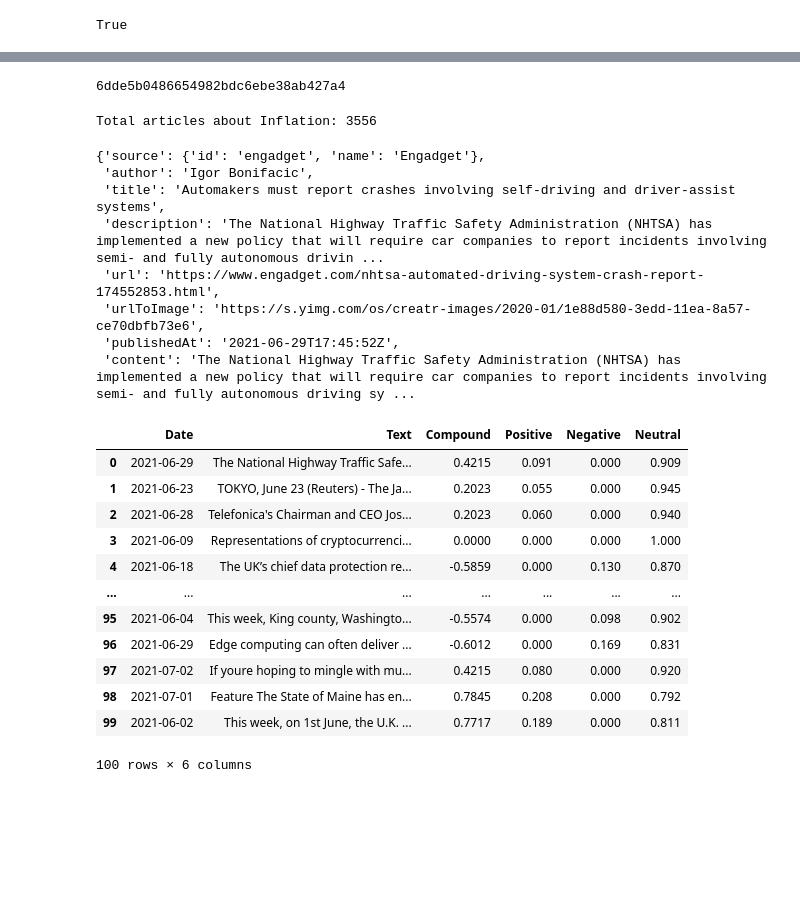
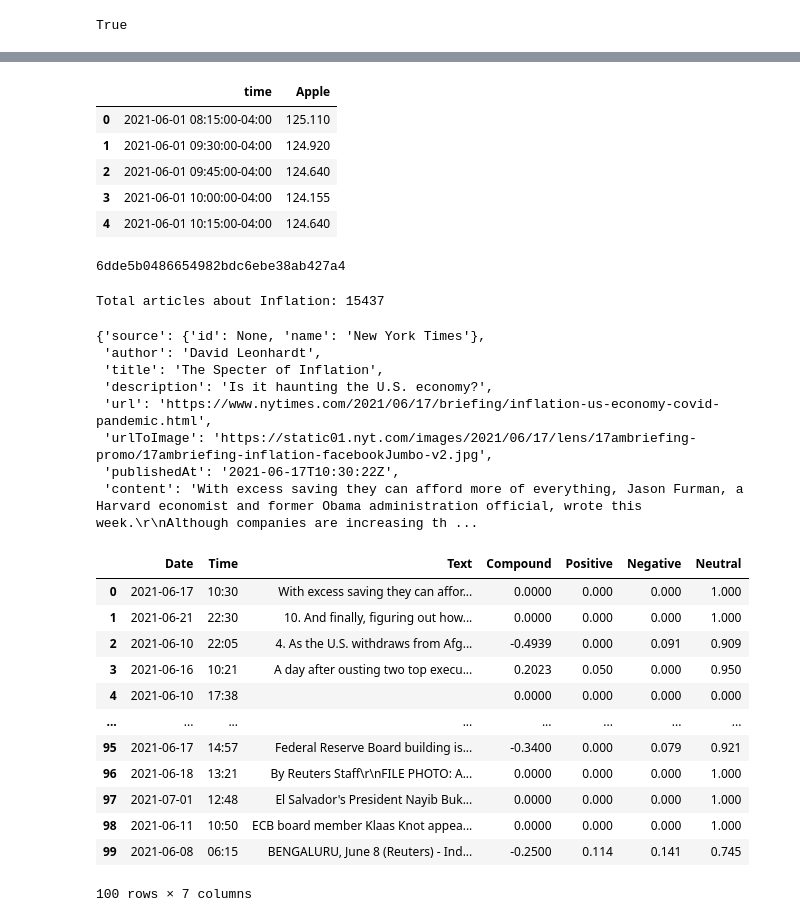
Before and after one commit to Billieo/p2-g3, a Jupyter notebook: notebooks/Samuel's_Notebook/notebooks/alpaca.ipynb, the cells around one changed output, grey strips where cells are left out. Drawn from its saved outputs; the diff is of its cells as text; code cells hidden in the pictures; blank space fills up the shorter version.

```diff
--- a/notebooks/Samuel's_Notebook/notebooks/alpaca.ipynb
+++ b/notebooks/Samuel's_Notebook/notebooks/alpaca.ipynb
@@ -134,5 +135,15 @@ apple_df.head(30)
 # %%
 apple_df.to_csv("apple.csv")
+# %%
+data = pd.read_csv("apple.csv")
+data.head()
+# %% [output]
+|  | time | Apple |
+| 0 | 2021-06-01 08:15:00-04:00 | 125.110 |
+| 1 | 2021-06-01 09:30:00-04:00 | 124.920 |
+| 2 | 2021-06-01 09:45:00-04:00 | 124.640 |
+| 3 | 2021-06-01 10:00:00-04:00 | 124.155 |
+| 4 | 2021-06-01 10:15:00-04:00 | 124.640 |
 # %%
 api_key = os.getenv("news_api")
 print(api_key)
@@ -141,60 +152,62 @@ print(api_key)
 # %%
 newsapi = NewsApiClient(api_key=api_key)
 # %%
-tech_news = newsapi.get_everything(q = "Technology & Regulation", language="en", page_size=100, sort_by="relevancy")
+tech_news = newsapi.get_everything(q = "Inflation", language="en", page_size=100, sort_by="relevancy")
 print(f"Total articles about Inflation: {tech_news['totalResults']}")
 tech_news["articles"][0]
 # %% [output]
-Total articles about Inflation: 3556
+Total articles about Inflation: 15437
-{'source': {'id': 'engadget', 'name': 'Engadget'},
- 'author': 'Igor Bonifacic',
- 'title': 'Automakers must report crashes involving self-driving and driver-assist systems',
- 'description': 'The National Highway Traffic Safety Administration (NHTSA) has implemented a new policy that will require car companies to report incidents involving semi- and fully autonomous drivin ...
- 'url': 'https://www.engadget.com/nhtsa-automated-driving-system-crash-report-174552853.html',
- 'urlToImage': 'https://s.yimg.com/os/creatr-images/2020-01/1e88d580-3edd-11ea-8a57-ce70dbfb73e6',
- 'publishedAt': '2021-06-29T17:45:52Z',
- 'content': 'The National Highway Traffic Safety Administration (NHTSA) has implemented a new policy that will require car companies to report incidents involving semi- and fully autonomous driving sy ...
+{'source': {'id': None, 'name': 'New York Times'},
+ 'author': 'David Leonhardt',
+ 'title': 'The Specter of Inflation',
+ 'description': 'Is it haunting the U.S. economy?',
+ 'url': 'https://www.nytimes.com/2021/06/17/briefing/inflation-us-economy-covid-pandemic.html',
+ 'urlToImage': 'https://static01.nyt.com/images/2021/06/17/lens/17ambriefing-promo/17ambriefing-inflation-facebookJumbo-v2.jpg',
+ 'publishedAt': '2021-06-17T10:30:22Z',
+ 'content': 'With excess saving they can afford more of everything, Jason Furman, a Harvard economist and former Obama administration official, wrote this week.\r\nAlthough companies are increasing th ...
 # %%
 sentiments = []
 for article in tech_news["articles"]:
     try:
         text = article["content"]
         date = article["publishedAt"][:10]
+        time = article["publishedAt"][11:16]
         sentiment = analyzer.polarity_scores(text)
         compound = sentiment["compound"]
         pos = sentiment["pos"]
         neu = sentiment["neu"]
         neg = sentiment["neg"]
 
         sentiments.append({
             "Text": text,
             "Date": date,
+            "Time": time,
             "Compound":compound,
             "Positive": pos,
             "Negative": neg,
             "Neutral": neu
         })
     except AttributeError:
         pass
 tech_df = pd.DataFrame(sentiments)
 
-columns = ["Date", "Text", "Compound", "Positive", "Negative", "Neutral"]
+columns = ["Date", "Time", "Text", "Compound", "Positive", "Negative", "Neutral"]
 tech_df = tech_df[columns]
 tech_df.head(100)
 # %% [output]
-|  | Date | Text | Compound | Positive | Negative | Neutral |
-| 0 | 2021-06-29 | The National Highway Traffic Safe... | 0.4215 | 0.091 | 0.000 | 0.909 |
-| 1 | 2021-06-23 | TOKYO, June 23 (Reuters) - The Ja... | 0.2023 | 0.055 | 0.000 | 0.945 |
-| 2 | 2021-06-28 | Telefonica's Chairman and CEO Jos... | 0.2023 | 0.060 | 0.000 | 0.940 |
-| 3 | 2021-06-09 | Representations of cryptocurrenci... | 0.0000 | 0.000 | 0.000 | 1.000 |
-| 4 | 2021-06-18 | The UK’s chief data protection re... | -0.5859 | 0.000 | 0.130 | 0.870 |
-| ... | ... | ... | ... | ... | ... | ... |
-| 95 | 2021-06-04 | This week, King county, Washingto... | -0.5574 | 0.000 | 0.098 | 0.902 |
-| 96 | 2021-06-29 | Edge computing can often deliver ... | -0.6012 | 0.000 | 0.169 | 0.831 |
-| 97 | 2021-07-02 | If youre hoping to mingle with mu... | 0.4215 | 0.080 | 0.000 | 0.920 |
-| 98 | 2021-07-01 | Feature The State of Maine has en... | 0.7845 | 0.208 | 0.000 | 0.792 |
-| 99 | 2021-06-02 | This week, on 1st June, the U.K. ... | 0.7717 | 0.189 | 0.000 | 0.811 |
+|  | Date | Time | Text | Compound | Positive | Negative | Neutral |
+| 0 | 2021-06-17 | 10:30 | With excess saving they can affor... | 0.0000 | 0.000 | 0.000 | 1.000 |
+| 1 | 2021-06-21 | 22:30 | 10. And finally, figuring out how... | 0.0000 | 0.000 | 0.000 | 1.000 |
+| 2 | 2021-06-10 | 22:05 | 4. As the U.S. withdraws from Afg... | -0.4939 | 0.000 | 0.091 | 0.909 |
+| 3 | 2021-06-16 | 10:21 | A day after ousting two top execu... | 0.2023 | 0.050 | 0.000 | 0.950 |
+| 4 | 2021-06-10 | 17:38 |  | 0.0000 | 0.000 | 0.000 | 0.000 |
+| ... | ... | ... | ... | ... | ... | ... | ... |
+| 95 | 2021-06-17 | 14:57 | Federal Reserve Board building is... | -0.3400 | 0.000 | 0.079 | 0.921 |
+| 96 | 2021-06-18 | 13:21 | By Reuters Staff\r\nFILE PHOTO: A... | 0.0000 | 0.000 | 0.000 | 1.000 |
+| 97 | 2021-07-01 | 12:48 | El Salvador's President Nayib Buk... | 0.0000 | 0.000 | 0.000 | 1.000 |
+| 98 | 2021-06-11 | 10:50 | ECB board member Klaas Knot appea... | 0.0000 | 0.000 | 0.000 | 1.000 |
+| 99 | 2021-06-08 | 06:15 | BENGALURU, June 8 (Reuters) - Ind... | -0.2500 | 0.114 | 0.141 | 0.745 |
-100 rows × 6 columns
+100 rows × 7 columns
 # %%
 df = pd.DataFrame()
 df["Compound"] = tech_df["Compound"]
```
Also changed, not shown: parts of 5 cells of this notebook, 5 other files.
